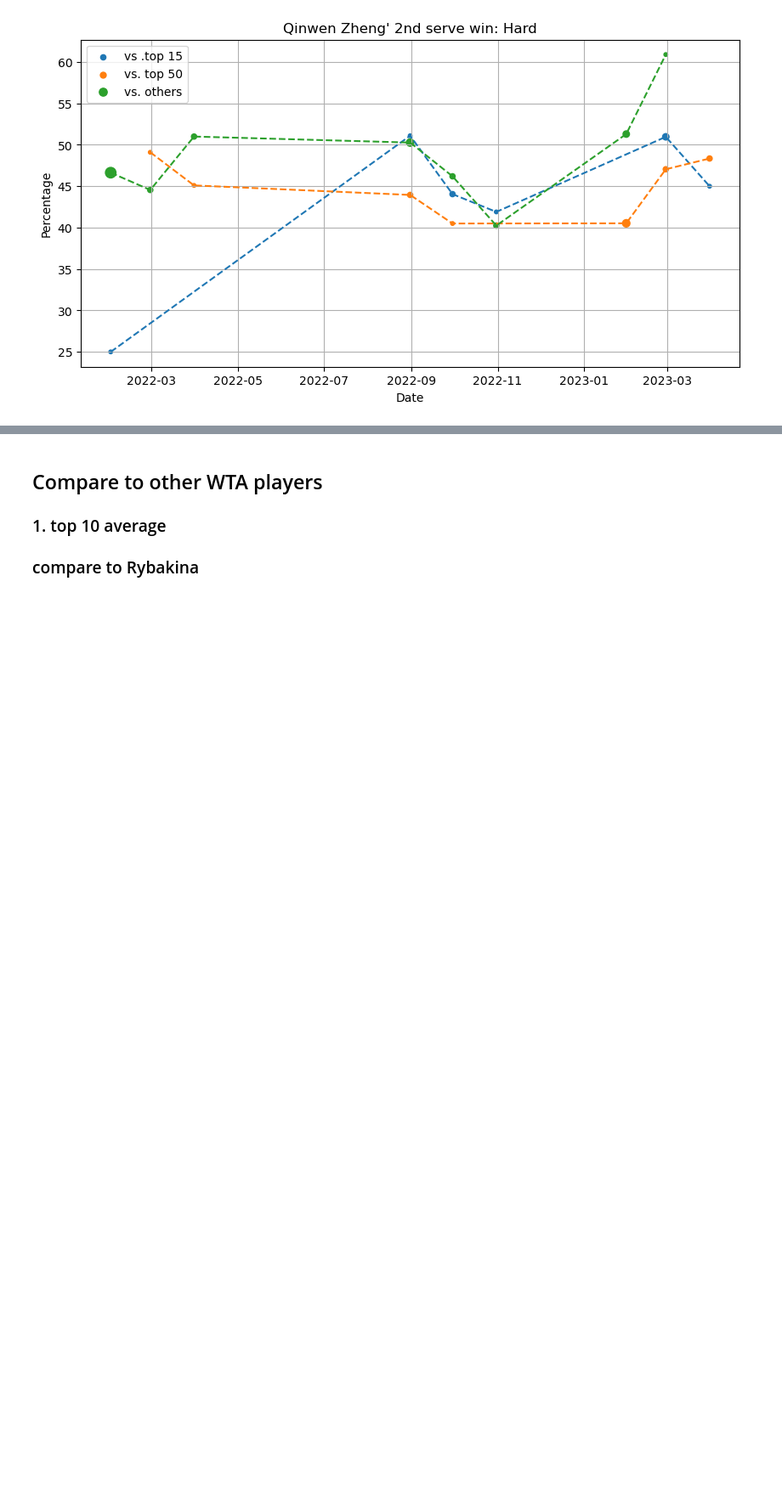
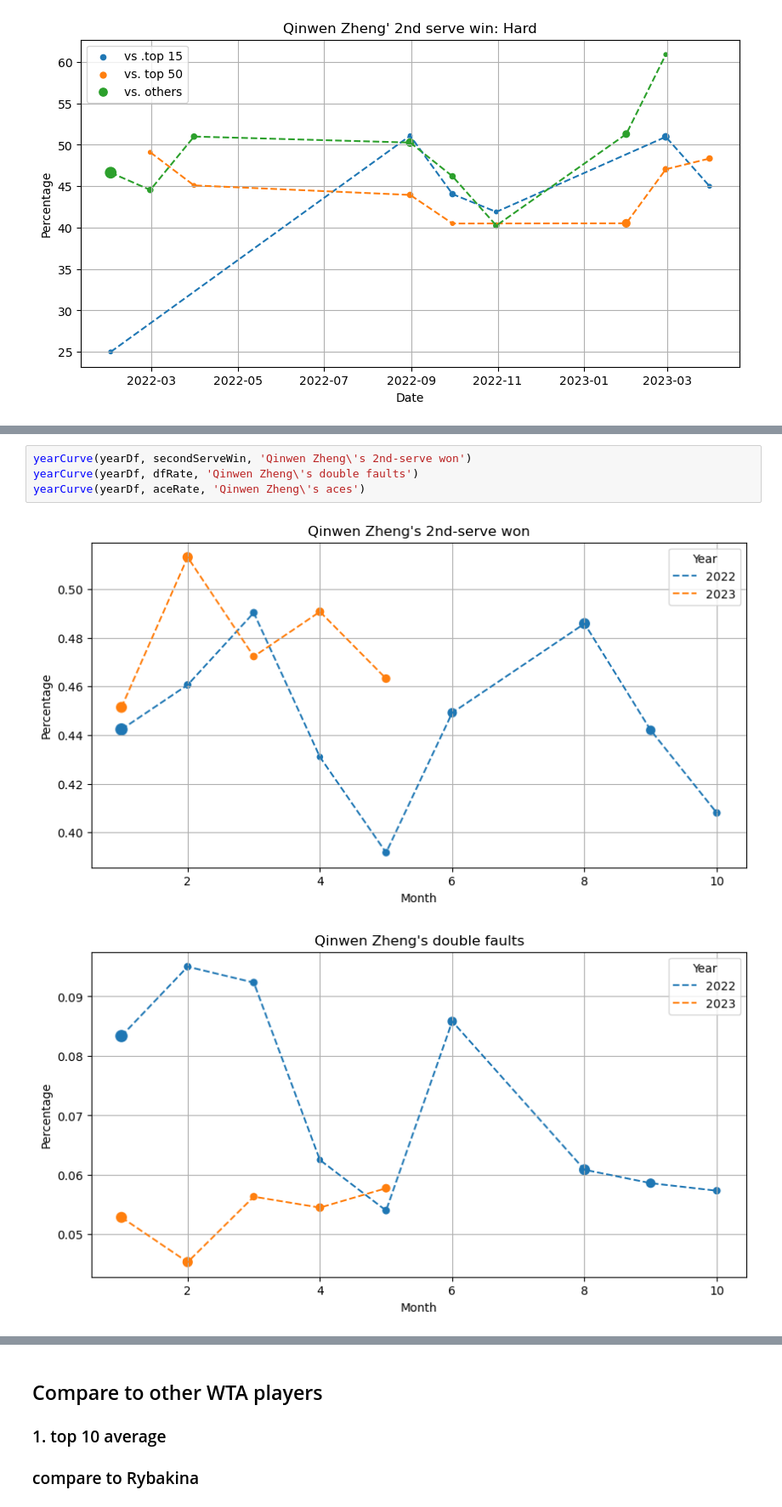
Before and after one commit to TracyYXChen/tennis-data, a Jupyter notebook: qinwenZheng/Qinwen Zheng's serves.ipynb, the cells around one changed output, grey strips where cells are left out. Shown at 85% size. Cells and saved outputs as stored; diff of their text form; blank space fills up the shorter version.

```diff
--- a/qinwenZheng/Qinwen Zheng's serves.ipynb
+++ b/qinwenZheng/Qinwen Zheng's serves.ipynb
@@ -192,0 +227,7 @@ plotScatterByGroups(groupedDfArr, attributeOfInterest, title)
+# %%
+yearCurve(yearDf, secondServeWin, 'Qinwen Zheng\'s 2nd-serve won')
+yearCurve(yearDf, dfRate, 'Qinwen Zheng\'s double faults')
+yearCurve(yearDf, aceRate, 'Qinwen Zheng\'s aces')
+# %% [output]
+[figure, added]
+[figure, added]
```
Also changed, not shown: parts of 19 cells of this notebook.
